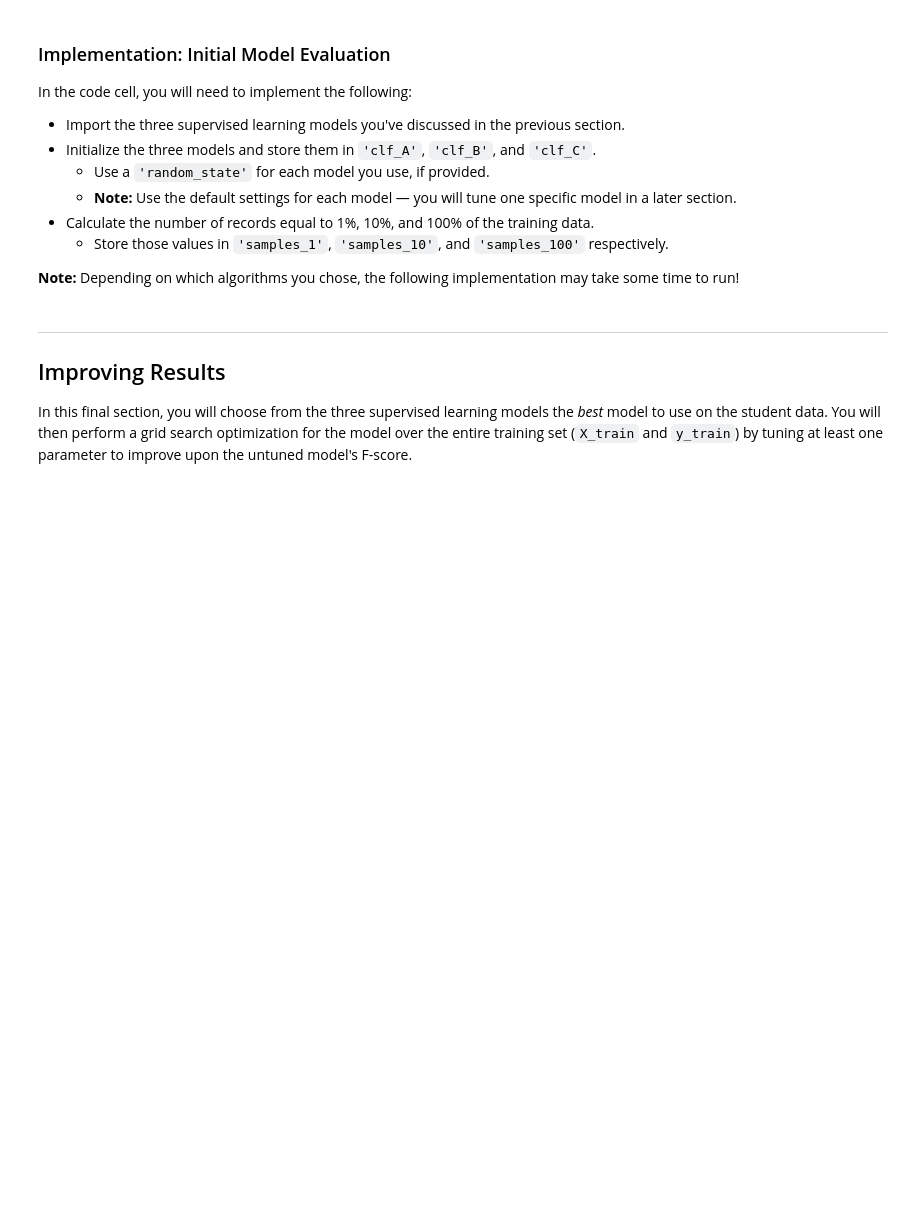
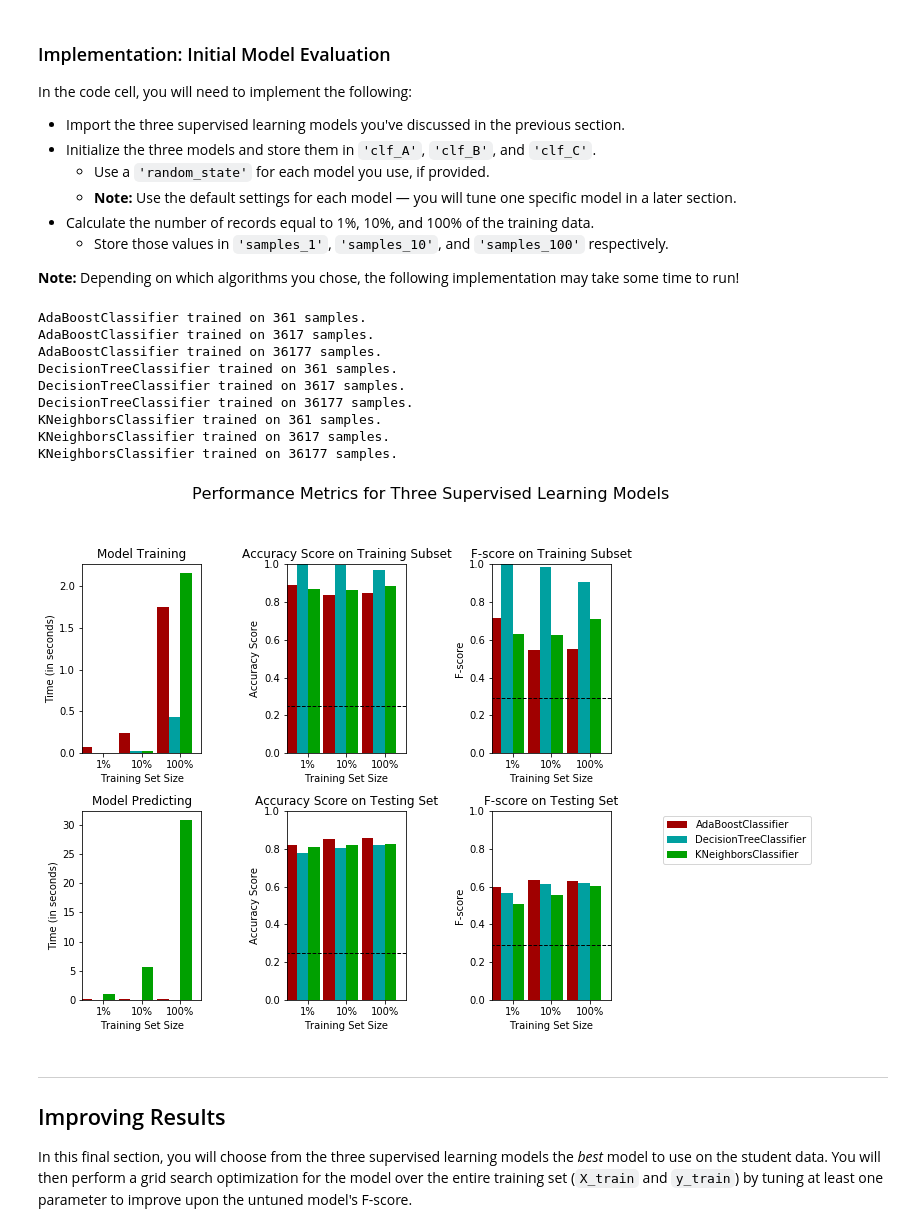
Before and after one commit to Husseinat/ml-udacity-finding_donors, a Jupyter notebook: finding_donors.ipynb, the cells around one changed output. Saved outputs shown, nothing was run; the diff lists cells and outputs as text; code cells hidden in the pictures; blank space fills up the shorter version.

```diff
--- a/finding_donors.ipynb
+++ b/finding_donors.ipynb
@@ -154,14 +165,14 @@ Additionally, as with the non-numeric features, we need to convert the non-numer
    - Set records with "<=50K" to `0` and records with ">50K" to `1`.
 # %%
 # TODO: One-hot encode the 'features_log_minmax_transform' data using pandas.get_dummies()
-features_final = None
+features_final = pd.get_dummies(features_log_minmax_transform)
 
 # TODO: Encode the 'income_raw' data to numerical values
-income = None
+income = income_raw.astype('category').cat.codes
 
 # Print the number of features after one-hot encoding
 encoded = list(features_final.columns)
 print("{} total features after one-hot encoding.".format(len(encoded)))
 
 # Uncomment the following line to see the encoded feature names
-# print encoded
+print(encoded)
@@ -279,6 +305,8 @@ In the code block below, you will need to implement the following:
    - Make sure that you set the `beta` parameter!
 # %%
 # TODO: Import two metrics from sklearn - fbeta_score and accuracy_score
+
+from sklearn.metrics import accuracy_score, fbeta_score
 
 def train_predict(learner, sample_size, X_train, y_train, X_test, y_test):
     '''
@@ -295,33 +323,35 @@ def train_predict(learner, sample_size, X_train, y_train, X_test, y_test):
 
     # TODO: Fit the learner to the training data using slicing with 'sample_size' using .fit(training_features[:], training_labels[:])
     start = time() # Get start time
-    learner = None
+    learner = learner.fit(X_train[:sample_size], y_train[:sample_size])
     end = time() # Get end time
 
     # TODO: Calculate the training time
-    results['train_time'] = None
+    results['train_time'] = end - start
 
+
+    THREE_HUNDRED = 300
     # TODO: Get the predictions on the test set(X_test),
     #       then get predictions on the first 300 training samples(X_train) using .predict()
     start = time() # Get start time
-    predictions_test = None
-    predictions_train = None
+    predictions_test = learner.predict(X_test)
+    predictions_train = learner.predict(X_train[:THREE_HUNDRED])
     end = time() # Get end time
 
     # TODO: Calculate the total prediction time
-    results['pred_time'] = None
+    results['pred_time'] = end - start
 
     # TODO: Compute accuracy on the first 300 training samples which is y_train[:300]
-    results['acc_train'] = None
+    results['acc_train'] = accuracy_score(predictions_train, y_train[:THREE_HUNDRED])
 
     # TODO: Compute accuracy on test set using accuracy_score()
-    results['acc_test'] = None
+    results['acc_test'] = accuracy_score(predictions_test, y_test)
 
     # TODO: Compute F-score on the the first 300 training samples using fbeta_score()
-    results['f_train'] = None
+    results['f_train'] = fbeta_score(predictions_train, y_train[:THREE_HUNDRED], beta=0.5)
 
     # TODO: Compute F-score on the test set which is y_test
-    results['f_test'] = None
+    results['f_test'] = fbeta_score(predictions_test, y_test, beta=0.5)
 
     # Success
     print("{} trained on {} samples.".format(learner.__class__.__name__, sample_size))
@@ -342,30 +372,45 @@ In the code cell, you will need to implement the following:
 # %%
 # TODO: Import the three supervised learning models from sklearn
 
+from sklearn.ensemble import AdaBoostClassifier
+from sklearn.tree import DecisionTreeClassifier
+from sklearn.neighbors import KNeighborsClassifier
+
 # TODO: Initialize the three models
-clf_A = None
-clf_B = None
-clf_C = None
+clf_A = AdaBoostClassifier()
+clf_B = DecisionTreeClassifier()
+clf_C = KNeighborsClassifier()
 
 # TODO: Calculate the number of samples for 1%, 10%, and 100% of the training data
 # HINT: samples_100 is the entire training set i.e. len(y_train)
 # HINT: samples_10 is 10% of samples_100 (ensure to set the count of the values to be `int` and not `float`)
 # HINT: samples_1 is 1% of samples_100 (ensure to set the count of the values to be `int` and not `float`)
-samples_100 = None
-samples_10 = None
-samples_1 = None
+samples_100 = len(y_train)
+samples_10 = samples_100 // 10
+samples_1 = samples_100 // 100
 
 # Collect results on the learners
 results = {}
 for clf in [clf_A, clf_B, clf_C]:
     clf_name = clf.__class__.__name__
     results[clf_name] = {}
     for i, samples in enumerate([samples_1, samples_10, samples_100]):
         results[clf_name][i] = \
         train_predict(clf, samples, X_train, y_train, X_test, y_test)
 
 # Run metrics visualization for the three supervised learning models chosen
 vs.evaluate(results, accuracy, fscore)
+# %% [output]
+AdaBoostClassifier trained on 361 samples.
+AdaBoostClassifier trained on 3617 samples.
+AdaBoostClassifier trained on 36177 samples.
+DecisionTreeClassifier trained on 361 samples.
+DecisionTreeClassifier trained on 3617 samples.
+DecisionTreeClassifier trained on 36177 samples.
+KNeighborsClassifier trained on 361 samples.
+KNeighborsClassifier trained on 3617 samples.
+KNeighborsClassifier trained on 36177 samples.
+[figure, added]
 # %% [markdown]
 ----
 ## Improving Results
```
Also changed, not shown: parts of 22 cells of this notebook.
